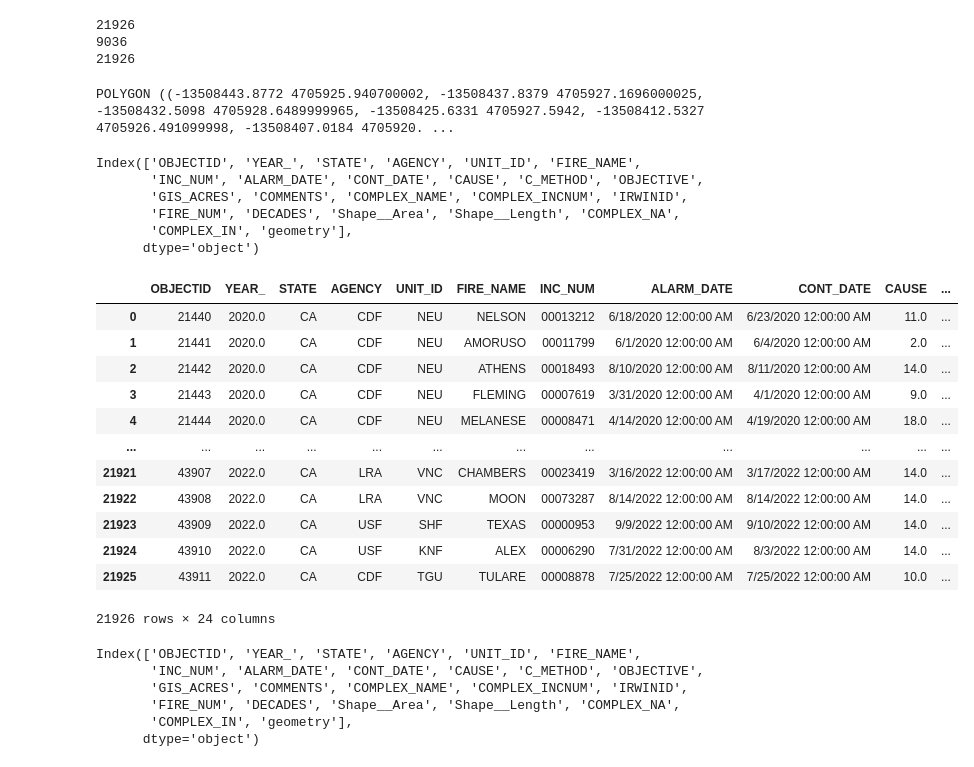
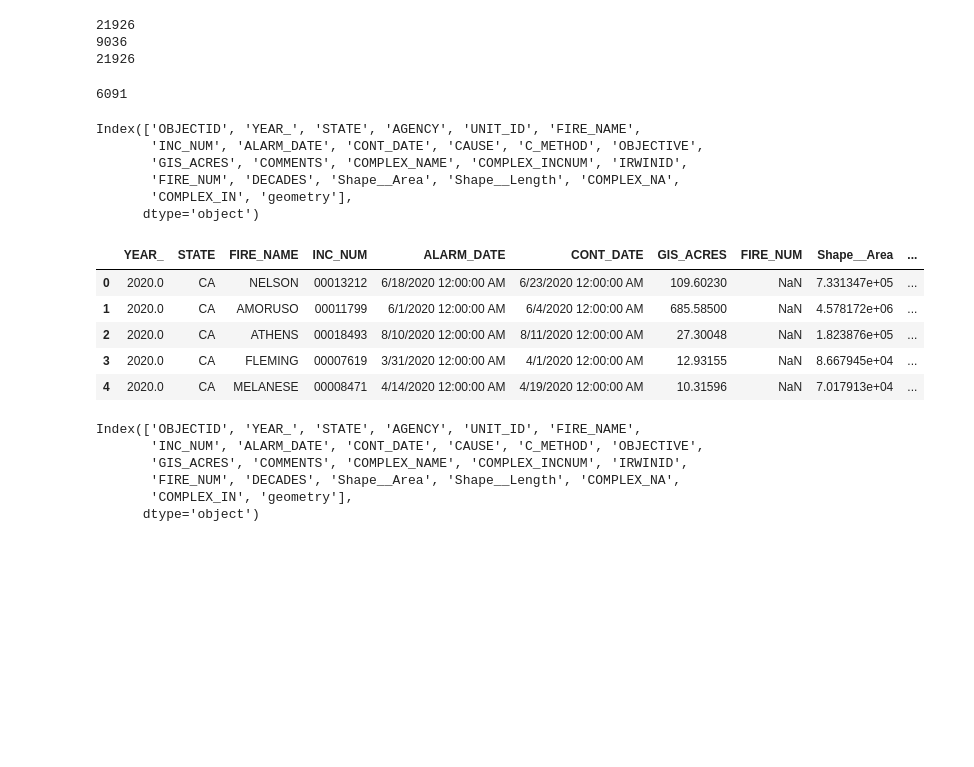
Before and after one commit to oTaira/emberalert, a Jupyter notebook: fireforce_V2.ipynb, the cells around one changed output. Cells and saved outputs as stored; diff of their text form; code cells hidden in the pictures; blank space fills up the shorter version.

```diff
--- a/fireforce_V2.ipynb
+++ b/fireforce_V2.ipynb
@@ -48,9 +50,9 @@ print(len(fire_data))
 9036
 21926
 # %%
-print(str(fire_location["geometry"][0]))
+print(len(str(fire_location["geometry"][0])))
 # %% [output]
-POLYGON ((-13508443.8772 4705925.940700002, -13508437.8379 4705927.1696000025, -13508432.5098 4705928.6489999965, -13508425.6331 4705927.5942, -13508412.5327 4705926.491099998, -13508407.0184 4705920. ...
+6091
 # %%
 merged_fire = pd.merge(fire_data, fire_location, left_index=True, right_index=True, suffixes=('', '_drop'))
 merged_fire = merged_fire.filter(regex='^(?!.*_drop)')
@@ -64,21 +66,14 @@ Index(['OBJECTID', 'YEAR_', 'STATE', 'AGENCY', 'UNIT_ID', 'FIRE_NAME',
        'COMPLEX_IN', 'geometry'],
       dtype='object')
 # %%
-merged_fire
+merged_fire.head()
 # %% [output]
-|  | OBJECTID | YEAR_ | STATE | AGENCY | UNIT_ID | FIRE_NAME | INC_NUM | ALARM_DATE | CONT_DATE | CAUSE | ... |
-| 0 | 21440 | 2020.0 | CA | CDF | NEU | NELSON | 00013212 | 6/18/2020 12:00:00 AM | 6/23/2020 12:00:00 AM | 11.0 | ... |
-| 1 | 21441 | 2020.0 | CA | CDF | NEU | AMORUSO | 00011799 | 6/1/2020 12:00:00 AM | 6/4/2020 12:00:00 AM | 2.0 | ... |
-| 2 | 21442 | 2020.0 | CA | CDF | NEU | ATHENS | 00018493 | 8/10/2020 12:00:00 AM | 8/11/2020 12:00:00 AM | 14.0 | ... |
-| 3 | 21443 | 2020.0 | CA | CDF | NEU | FLEMING | 00007619 | 3/31/2020 12:00:00 AM | 4/1/2020 12:00:00 AM | 9.0 | ... |
-| 4 | 21444 | 2020.0 | CA | CDF | NEU | MELANESE | 00008471 | 4/14/2020 12:00:00 AM | 4/19/2020 12:00:00 AM | 18.0 | ... |
-| ... | ... | ... | ... | ... | ... | ... | ... | ... | ... | ... | ... |
-| 21921 | 43907 | 2022.0 | CA | LRA | VNC | CHAMBERS | 00023419 | 3/16/2022 12:00:00 AM | 3/17/2022 12:00:00 AM | 14.0 | ... |
-| 21922 | 43908 | 2022.0 | CA | LRA | VNC | MOON | 00073287 | 8/14/2022 12:00:00 AM | 8/14/2022 12:00:00 AM | 14.0 | ... |
-| 21923 | 43909 | 2022.0 | CA | USF | SHF | TEXAS | 00000953 | 9/9/2022 12:00:00 AM | 9/10/2022 12:00:00 AM | 14.0 | ... |
-| 21924 | 43910 | 2022.0 | CA | USF | KNF | ALEX | 00006290 | 7/31/2022 12:00:00 AM | 8/3/2022 12:00:00 AM | 14.0 | ... |
-| 21925 | 43911 | 2022.0 | CA | CDF | TGU | TULARE | 00008878 | 7/25/2022 12:00:00 AM | 7/25/2022 12:00:00 AM | 10.0 | ... |
+|  | YEAR_ | STATE | FIRE_NAME | INC_NUM | ALARM_DATE | CONT_DATE | GIS_ACRES | FIRE_NUM | Shape__Area | ... |
+| 0 | 2020.0 | CA | NELSON | 00013212 | 6/18/2020 12:00:00 AM | 6/23/2020 12:00:00 AM | 109.60230 | NaN | 7.331347e+05 | ... |
+| 1 | 2020.0 | CA | AMORUSO | 00011799 | 6/1/2020 12:00:00 AM | 6/4/2020 12:00:00 AM | 685.58500 | NaN | 4.578172e+06 | ... |
+| 2 | 2020.0 | CA | ATHENS | 00018493 | 8/10/2020 12:00:00 AM | 8/11/2020 12:00:00 AM | 27.30048 | NaN | 1.823876e+05 | ... |
+| 3 | 2020.0 | CA | FLEMING | 00007619 | 3/31/2020 12:00:00 AM | 4/1/2020 12:00:00 AM | 12.93155 | NaN | 8.667945e+04 | ... |
+| 4 | 2020.0 | CA | MELANESE | 00008471 | 4/14/2020 12:00:00 AM | 4/19/2020 12:00:00 AM | 10.31596 | NaN | 7.017913e+04 | ... |
-21926 rows × 24 columns
 # %%
 merged_fire.columns
 # %% [output]
```
Also changed, not shown: parts of 63 cells of this notebook.
